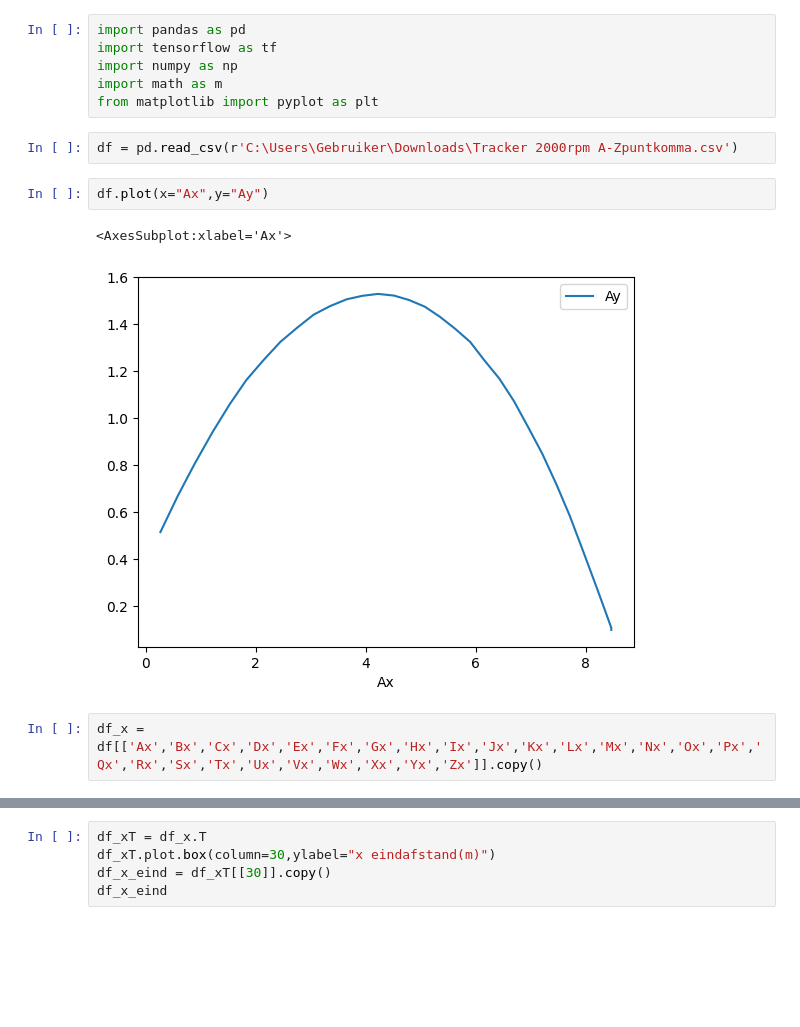
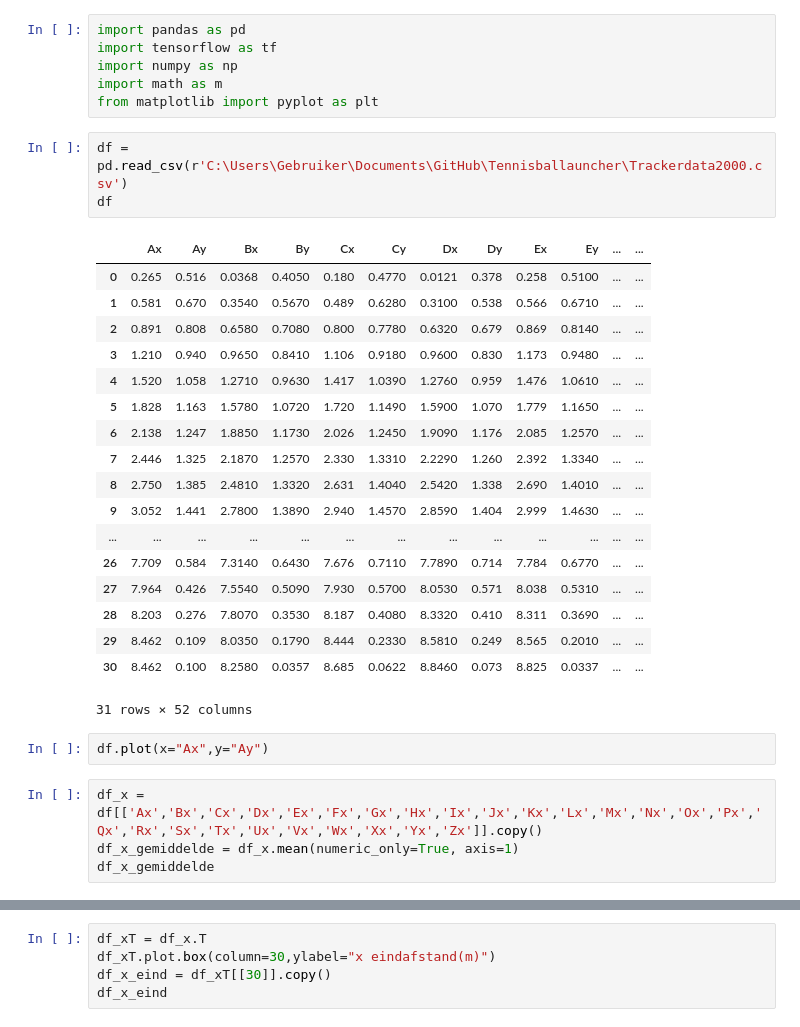
Before and after one commit to shiitprogrammer/Tennisballauncher, a Jupyter notebook: Tracker.ipynb, the cells around one changed output, grey strips where cells are left out. Cells and saved outputs as stored; diff of their text form; blank space fills up the shorter version.

```diff
--- a/Tracker.ipynb
+++ b/Tracker.ipynb
@@ -5,11 +5,30 @@ import numpy as np
 import math as m
 from matplotlib import pyplot as plt
 # %%
-df = pd.read_csv(r'C:\Users\Gebruiker\Downloads\Tracker 2000rpm A-Zpuntkomma.csv')
+df = pd.read_csv(r'C:\Users\Gebruiker\Documents\GitHub\Tennisballauncher\Trackerdata2000.csv')
+df
+# %% [output]
+|  | Ax | Ay | Bx | By | Cx | Cy | Dx | Dy | Ex | Ey | ... | ... |
+| 0 | 0.265 | 0.516 | 0.0368 | 0.4050 | 0.180 | 0.4770 | 0.0121 | 0.378 | 0.258 | 0.5100 | ... | ... |
+| 1 | 0.581 | 0.670 | 0.3540 | 0.5670 | 0.489 | 0.6280 | 0.3100 | 0.538 | 0.566 | 0.6710 | ... | ... |
+| 2 | 0.891 | 0.808 | 0.6580 | 0.7080 | 0.800 | 0.7780 | 0.6320 | 0.679 | 0.869 | 0.8140 | ... | ... |
+| 3 | 1.210 | 0.940 | 0.9650 | 0.8410 | 1.106 | 0.9180 | 0.9600 | 0.830 | 1.173 | 0.9480 | ... | ... |
+| 4 | 1.520 | 1.058 | 1.2710 | 0.9630 | 1.417 | 1.0390 | 1.2760 | 0.959 | 1.476 | 1.0610 | ... | ... |
+| 5 | 1.828 | 1.163 | 1.5780 | 1.0720 | 1.720 | 1.1490 | 1.5900 | 1.070 | 1.779 | 1.1650 | ... | ... |
+| 6 | 2.138 | 1.247 | 1.8850 | 1.1730 | 2.026 | 1.2450 | 1.9090 | 1.176 | 2.085 | 1.2570 | ... | ... |
+| 7 | 2.446 | 1.325 | 2.1870 | 1.2570 | 2.330 | 1.3310 | 2.2290 | 1.260 | 2.392 | 1.3340 | ... | ... |
+| 8 | 2.750 | 1.385 | 2.4810 | 1.3320 | 2.631 | 1.4040 | 2.5420 | 1.338 | 2.690 | 1.4010 | ... | ... |
+| 9 | 3.052 | 1.441 | 2.7800 | 1.3890 | 2.940 | 1.4570 | 2.8590 | 1.404 | 2.999 | 1.4630 | ... | ... |
+| ... | ... | ... | ... | ... | ... | ... | ... | ... | ... | ... | ... | ... |
+| 26 | 7.709 | 0.584 | 7.3140 | 0.6430 | 7.676 | 0.7110 | 7.7890 | 0.714 | 7.784 | 0.6770 | ... | ... |
+| 27 | 7.964 | 0.426 | 7.5540 | 0.5090 | 7.930 | 0.5700 | 8.0530 | 0.571 | 8.038 | 0.5310 | ... | ... |
+| 28 | 8.203 | 0.276 | 7.8070 | 0.3530 | 8.187 | 0.4080 | 8.3320 | 0.410 | 8.311 | 0.3690 | ... | ... |
+| 29 | 8.462 | 0.109 | 8.0350 | 0.1790 | 8.444 | 0.2330 | 8.5810 | 0.249 | 8.565 | 0.2010 | ... | ... |
+| 30 | 8.462 | 0.100 | 8.2580 | 0.0357 | 8.685 | 0.0622 | 8.8460 | 0.073 | 8.825 | 0.0337 | ... | ... |
+31 rows × 52 columns
 # %%
 df.plot(x="Ax",y="Ay")
-# %% [output]
-<AxesSubplot:xlabel='Ax'>
-[figure, removed]
 # %%
 df_x = df[['Ax','Bx','Cx','Dx','Ex','Fx','Gx','Hx','Ix','Jx','Kx','Lx','Mx','Nx','Ox','Px','Qx','Rx','Sx','Tx','Ux','Vx','Wx','Xx','Yx','Zx']].copy()
+df_x_gemiddelde = df_x.mean(numeric_only=True, axis=1)
+df_x_gemiddelde
```
Also changed, not shown: parts of 1 cell of this notebook, 1 other file.
